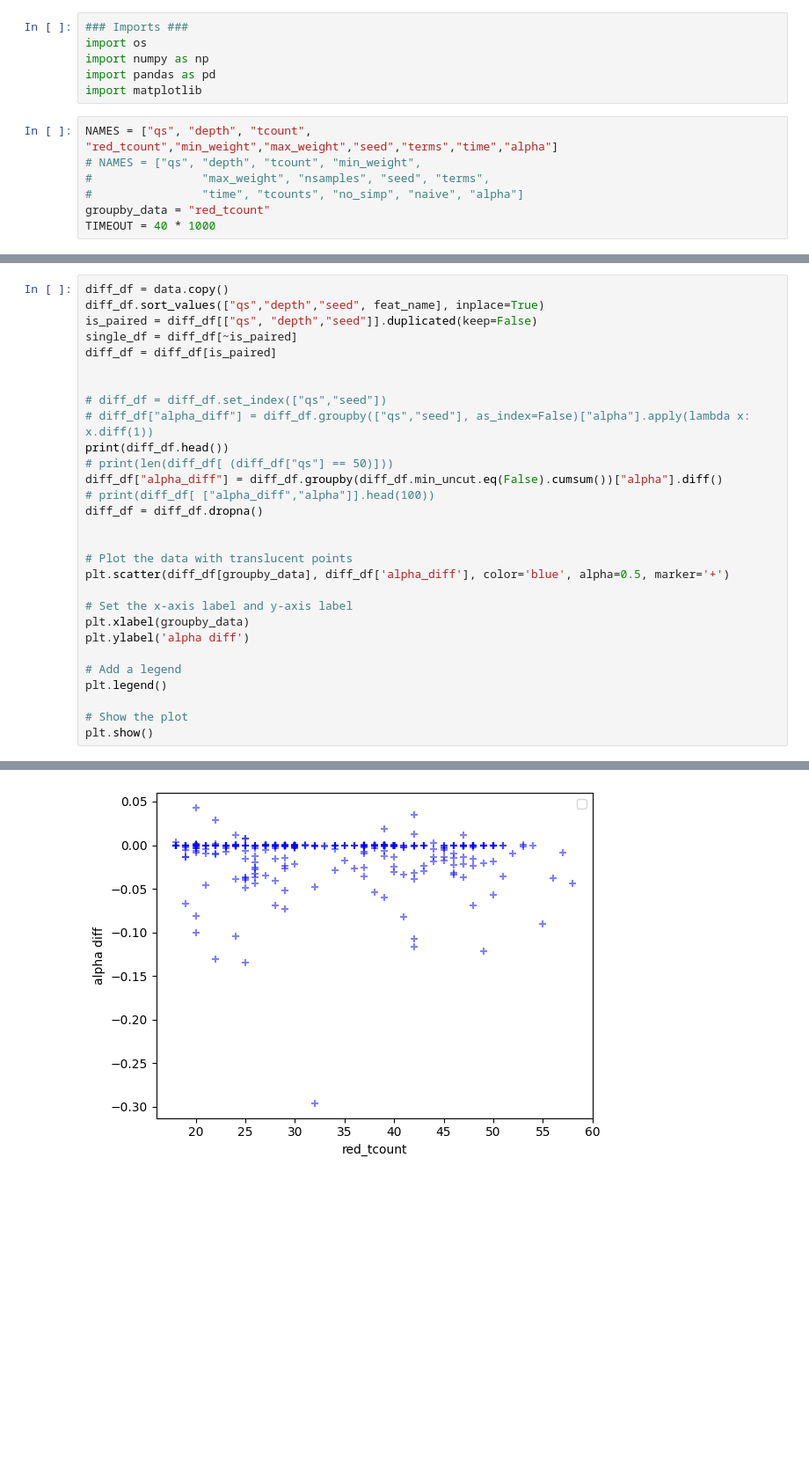
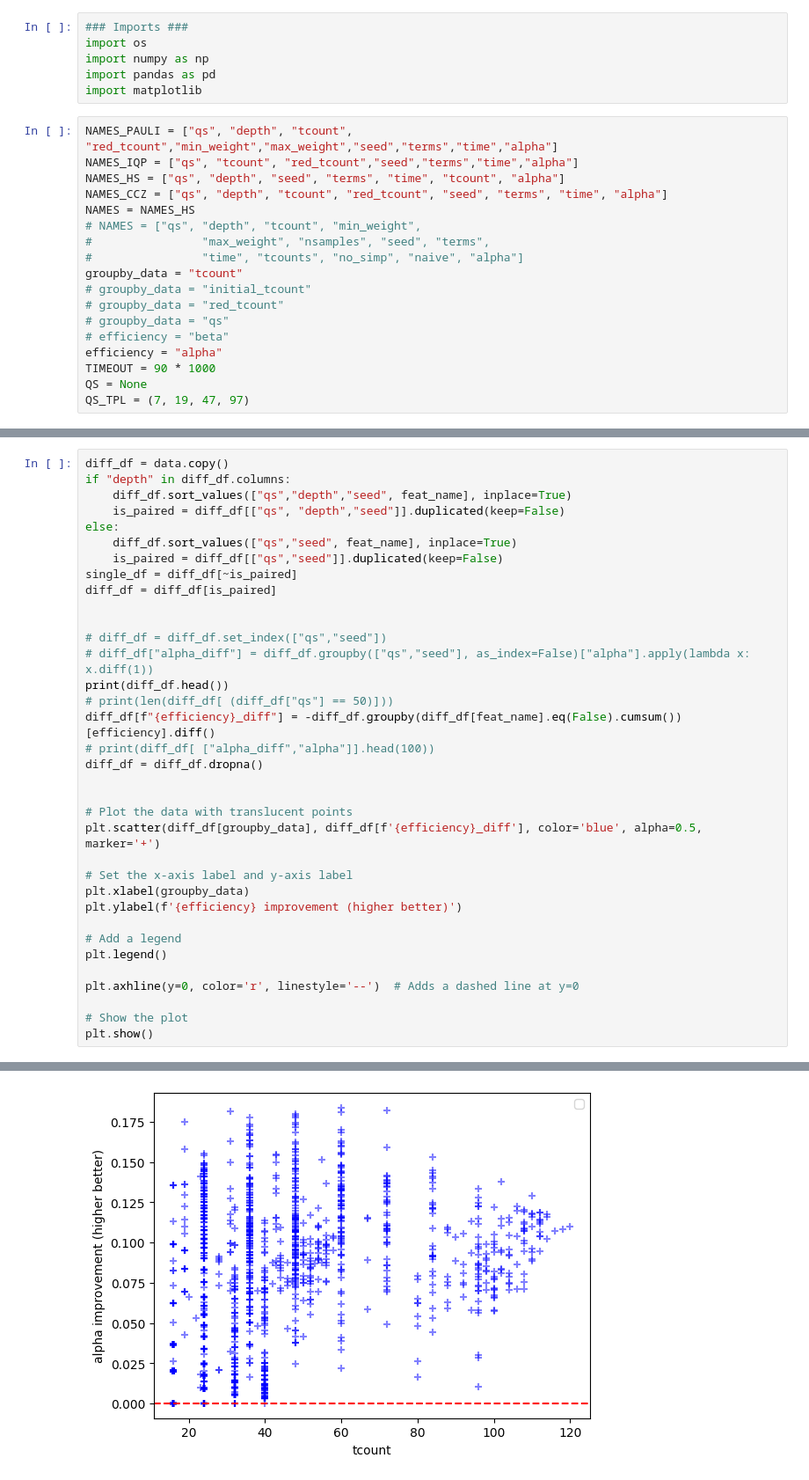
Before and after one commit to hughjazzman/quizx, a Jupyter notebook: scripts/visualize.ipynb, the cells around one changed output, grey strips where cells are left out. Shown at 88% size. Saved outputs shown, nothing was run; the diff lists cells and outputs as text; blank space fills up the shorter version.

Commit message:
feat: add paired heuristic

```diff
--- a/scripts/visualize.ipynb
+++ b/scripts/visualize.ipynb
@@ -5,12 +5,23 @@ import numpy as np
 import pandas as pd
 import matplotlib
 # %%
-NAMES = ["qs", "depth", "tcount", "red_tcount","min_weight","max_weight","seed","terms","time","alpha"]
+NAMES_PAULI = ["qs", "depth", "tcount", "red_tcount","min_weight","max_weight","seed","terms","time","alpha"]
+NAMES_IQP = ["qs", "tcount", "red_tcount","seed","terms","time","alpha"]
+NAMES_HS = ["qs", "depth", "seed", "terms", "time", "tcount", "alpha"]
+NAMES_CCZ = ["qs", "depth", "tcount", "red_tcount", "seed", "terms", "time", "alpha"]
+NAMES = NAMES_HS
 # NAMES = ["qs", "depth", "tcount", "min_weight",
 #                "max_weight", "nsamples", "seed", "terms",
 #                "time", "tcounts", "no_simp", "naive", "alpha"]
-groupby_data = "red_tcount"
-TIMEOUT = 40 * 1000
+groupby_data = "tcount"
+# groupby_data = "initial_tcount"
+# groupby_data = "red_tcount"
+# groupby_data = "qs"
+# efficiency = "beta"
+efficiency = "alpha"
+TIMEOUT = 90 * 1000
+QS = None
+QS_TPL = (7, 19, 47, 97)
 # %%
 ### Collect Simulation Data ###
 dfs = []
@@ -205,7 +608,11 @@ data.groupby([groupby_data,feat_name]).median().unstack()["log_terms"].plot(
 # %%
 diff_df = data.copy()
-diff_df.sort_values(["qs","depth","seed", feat_name], inplace=True)
-is_paired = diff_df[["qs", "depth","seed"]].duplicated(keep=False)
+if "depth" in diff_df.columns:
+    diff_df.sort_values(["qs","depth","seed", feat_name], inplace=True)
+    is_paired = diff_df[["qs", "depth","seed"]].duplicated(keep=False)
+else:
+    diff_df.sort_values(["qs","seed", feat_name], inplace=True)
+    is_paired = diff_df[["qs","seed"]].duplicated(keep=False)
 single_df = diff_df[~is_paired]
 diff_df = diff_df[is_paired]
 
@@ -214,21 +621,23 @@ diff_df = diff_df[is_paired]
 # diff_df["alpha_diff"] = diff_df.groupby(["qs","seed"], as_index=False)["alpha"].apply(lambda x: x.diff(1))
 print(diff_df.head())
 # print(len(diff_df[ (diff_df["qs"] == 50)]))
-diff_df["alpha_diff"] = diff_df.groupby(diff_df.min_uncut.eq(False).cumsum())["alpha"].diff()
+diff_df[f"{efficiency}_diff"] = -diff_df.groupby(diff_df[feat_name].eq(False).cumsum())[efficiency].diff()
 # print(diff_df[ ["alpha_diff","alpha"]].head(100))
 diff_df = diff_df.dropna()
 
 
 # Plot the data with translucent points
-plt.scatter(diff_df[groupby_data], diff_df['alpha_diff'], color='blue', alpha=0.5, marker='+')
+plt.scatter(diff_df[groupby_data], diff_df[f'{efficiency}_diff'], color='blue', alpha=0.5, marker='+')
 
 # Set the x-axis label and y-axis label
 plt.xlabel(groupby_data)
-plt.ylabel('alpha diff')
+plt.ylabel(f'{efficiency} improvement (higher better)')
 
 # Add a legend
 plt.legend()
 
+plt.axhline(y=0, color='r', linestyle='--')  # Adds a dashed line at y=0
+
 # Show the plot
 plt.show()
 # %% [output]
@@ -249,4 +658,4 @@ No artists with labels found to put in legend.  Note that artists whose label st
-[figure, old version]
+[figure, new version]
 # %%
 single_df.head(100)
 # %% [output]
```
Also changed, not shown: parts of 36 cells of this notebook, 8 other files.
